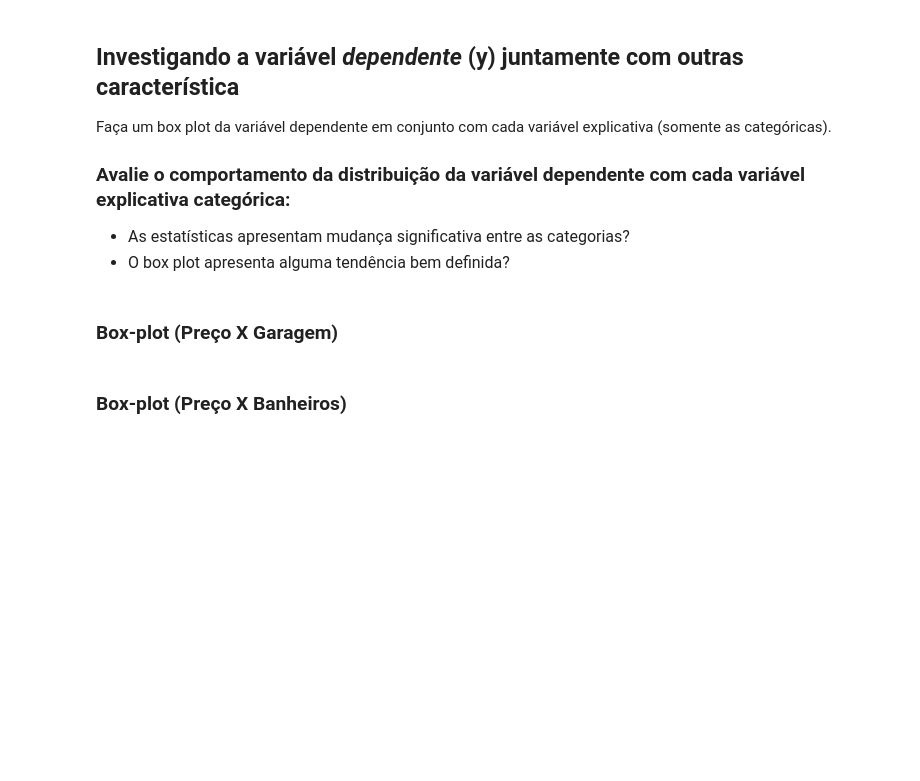
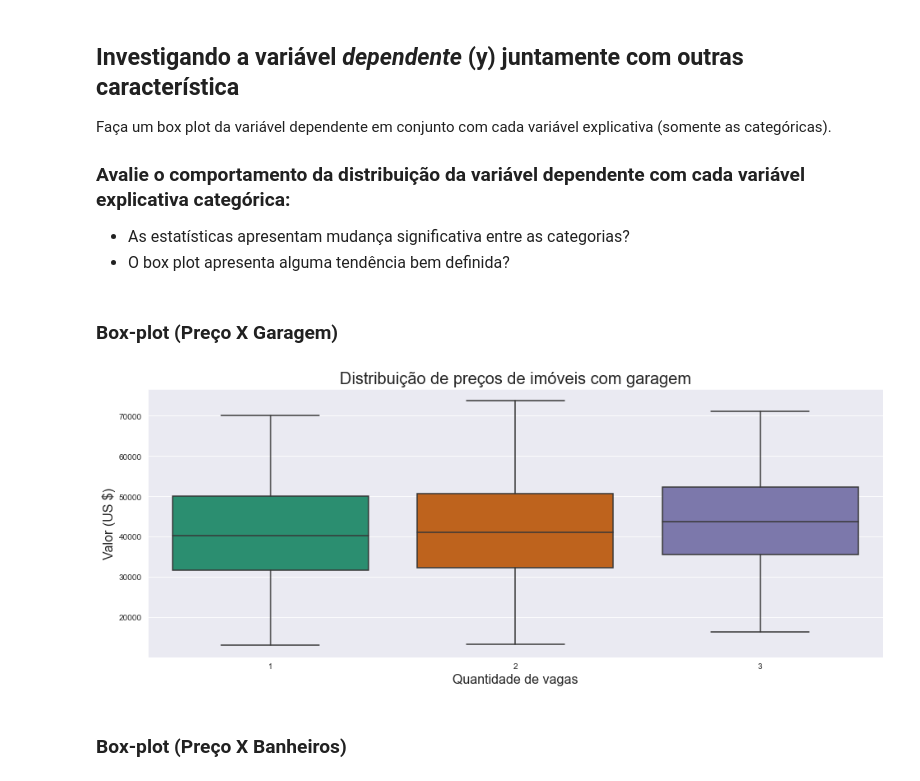
Before and after one commit to King-Bowie/previsao_preco_imovel, a Jupyter notebook: analise_imovel.ipynb, the cells around one changed output. Saved outputs shown, nothing was run; the diff lists cells and outputs as text; code cells hidden in the pictures; blank space fills up the shorter version.

```diff
--- a/analise_imovel.ipynb
+++ b/analise_imovel.ipynb
@@ -86,5 +143,13 @@ Faça um box plot da variável dependente em conjunto com cada variável explica
 </ul>
 # %% [markdown]
 ### Box-plot (Preço X Garagem)
+# %%
+ax = sns.boxplot(x=dados.garagem, y=dados.precos)
+ax.set_title('Distribuição de preços de imóveis com garagem', fontsize=20)
+ax.set_xlabel('Quantidade de vagas',fontsize=16)
+ax.set_ylabel('Valor (US $)',fontsize=16)
+ax.figure.set_size_inches(16,6)
+# %% [output]
+[figure, added]
 # %% [markdown]
 ### Box-plot (Preço X Banheiros)
```
Also changed, not shown: parts of 40 cells of this notebook, 1 other file.
